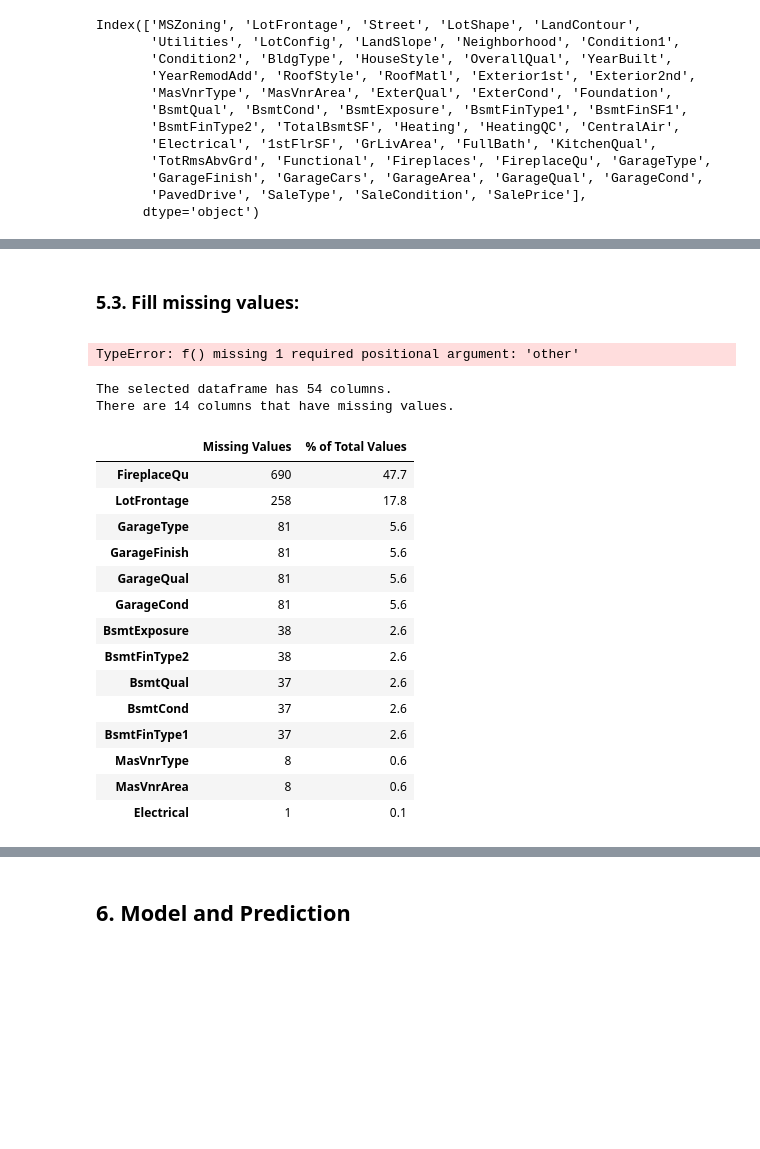
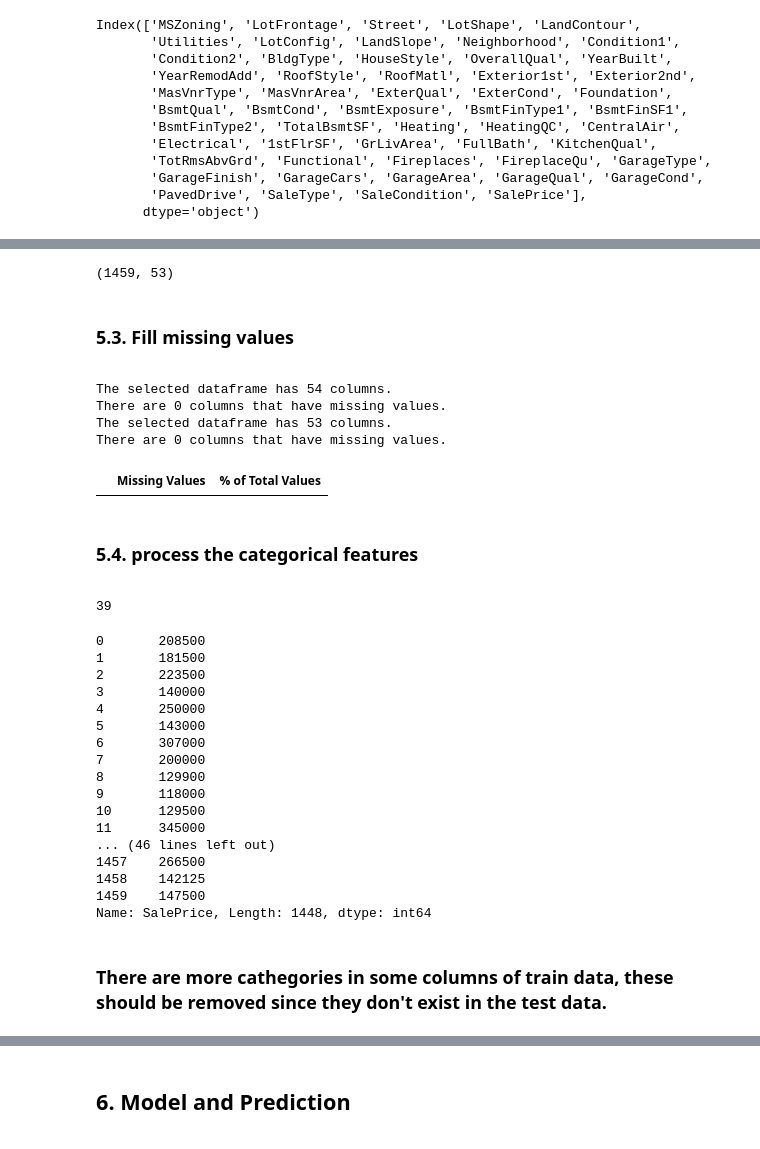
Before and after one commit to NFazeli/ML_project_Regression_Advanced, a Jupyter notebook: Advanced_Regrssion_House_Prices.ipynb, the cells around one changed output, grey strips where cells are left out. Saved outputs shown, nothing was run; the diff lists cells and outputs as text; code cells hidden in the pictures; blank space fills up the shorter version.

```diff
--- a/Advanced_Regrssion_House_Prices.ipynb
+++ b/Advanced_Regrssion_House_Prices.ipynb
@@ -377,32 +388,63 @@ Index(['MSZoning', 'LotFrontage', 'Street', 'LotShape', 'LandContour',
+# %%
+test_df.drop(cols_to_remove, axis=1, inplace=True)
+# %%
+test_df.shape
+# %% [output]
+(1459, 53)
 # %% [markdown]
-### 5.3. Fill missing values:
+### 5.3. Fill missing values
 <a id="fill"></a>
 # %%
 cols_to_fill = ['LotFrontage', 'MasVnrType', 'MasVnrArea', 'BsmtFinType2', 'MSZoning', 'GarageCond', 'GarageQual',
                 'GarageFinish', 'FireplaceQu', 'GarageType', 'GarageFinish', 'GarageQual', 'GarageCond','BsmtExposure',
-                'BsmtFinType2', 'BsmtQual', 'BsmtCond', 'BsmtFinType1','MasVnrType', 'Electrical']
+                'BsmtFinType2', 'BsmtQual', 'BsmtCond', 'BsmtFinType1','MasVnrType', 'Electrical','Utilities', 'Functional', 'Exterior1st', 'Exterior2nd', 'BsmtFinSF1',
+       'TotalBsmtSF', 'KitchenQual', 'GarageCars', 'GarageArea', 'SaleType' ]
 for column in cols_to_fill:
-    train_df[column]=train_df[column].fillna(train_df[column].mod())
+    train_df[column]=train_df[column].fillna(train_df[column].mode()[0])
-# %% [output]
-TypeError: f() missing 1 required positional argument: 'other'
+# %%
+for column in cols_to_fill:
+    test_df[column]=test_df[column].fillna(test_df[column].mode()[0])
 # %%
 missing_values_table(train_df)
-#print(missing_values_table(train_df).index)
+missing_values_table(test_df)
+#print(missing_values_table(test_df).index)
 # %% [output]
 The selected dataframe has 54 columns.
-There are 14 columns that have missing values.
+There are 0 columns that have missing values.
+The selected dataframe has 53 columns.
+There are 0 columns that have missing values.
 |  | Missing Values | % of Total Values |
-| FireplaceQu | 690 | 47.7 |
-| LotFrontage | 258 | 17.8 |
-| GarageType | 81 | 5.6 |
-| GarageFinish | 81 | 5.6 |
-| GarageQual | 81 | 5.6 |
-| GarageCond | 81 | 5.6 |
-| BsmtExposure | 38 | 2.6 |
-| BsmtFinType2 | 38 | 2.6 |
-| BsmtQual | 37 | 2.6 |
-| BsmtCond | 37 | 2.6 |
-| BsmtFinType1 | 37 | 2.6 |
-| MasVnrType | 8 | 0.6 |
-| MasVnrArea | 8 | 0.6 |
-| Electrical | 1 | 0.1 |
+# %% [markdown]
+### 5.4. process the categorical features
+<a id="cat"></a>
+# %%
+categorical_features_columns = ['MSZoning','Street','LotShape','LandContour','Utilities','LotConfig','LandSlope','Neighborhood',
+         'Condition2','BldgType','Condition1','HouseStyle','SaleType','SaleCondition','ExterCond','ExterQual',
+         'Foundation','BsmtQual','BsmtCond','BsmtExposure','BsmtFinType1','BsmtFinType2','RoofStyle','RoofMatl',
+         'Exterior1st','Exterior2nd','MasVnrType','Heating','HeatingQC', 'CentralAir', 'Electrical','KitchenQual',
+         'Functional', 'FireplaceQu','GarageType','GarageFinish','GarageQual','GarageCond','PavedDrive']
+len(categorical_features_columns)
+# %% [output]
+39
+# %%
+train_df['SalePrice']
+# %% [output]
+0       208500
+1       181500
+2       223500
+3       140000
+4       250000
+5       143000
+6       307000
+7       200000
+8       129900
+9       118000
+10      129500
+11      345000
+... (46 lines left out)
+1457    266500
+1458    142125
+1459    147500
+Name: SalePrice, Length: 1448, dtype: int64
+# %% [markdown]
+### There are more cathegories in some columns of train data, these should be removed since they don't exist in the test data.
```
Also changed, not shown: parts of 30 cells of this notebook, 2 other files.
